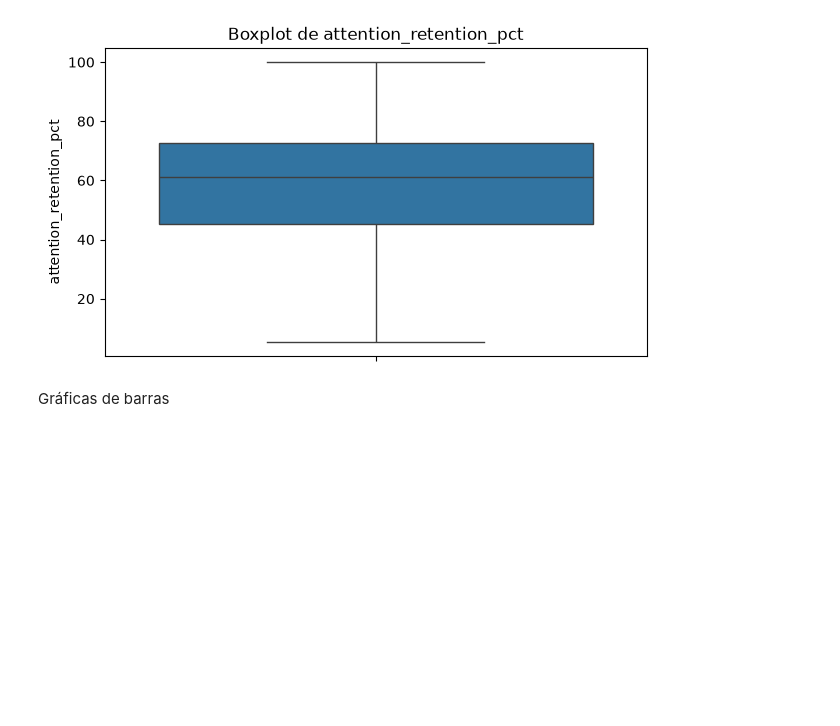
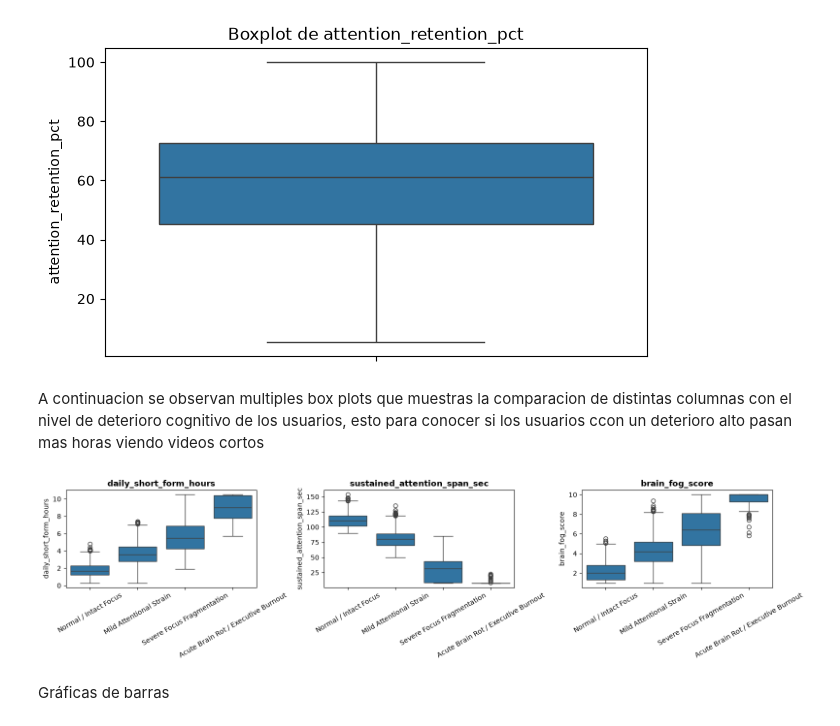
Before and after one commit to SRXKaiser/ADD_PROYECTO_FINAL, a Jupyter notebook: Final.ipynb, the cells around one changed output. Cells and saved outputs as stored; diff of their text form; code cells hidden in the pictures; blank space fills up the shorter version.

```diff
--- a/Final.ipynb
+++ b/Final.ipynb
@@ -579,6 +607,16 @@ for columna in variables:
 [figure]
 [figure]
 [figure]
+# %% [markdown]
+A continuacion se observan multiples box plots que muestras la comparacion de distintas columnas con el nivel de deterioro cognitivo de los usuarios, esto para conocer si los usuarios ccon un deterioro alto pasan mas horas viendo videos cortos
+# %%
+fig, ax = plt.subplots(1, 3, figsize=(16,4))
+for a, c in zip(ax, ['daily_short_form_hours','sustained_attention_span_sec','brain_fog_score']):
+    sns.boxplot(x='cognitive_decay_tier', y=c, data=brainrot_df, order=order, ax=a)
+    a.set_xlabel(''); a.tick_params(axis='x', rotation=30); a.set_title(c,fontweight='bold')
+plt.tight_layout(); plt.show()
+# %% [output]
+[figure, added]
 # %% [markdown]
 Gráficas de barras
 # %%
```
Also changed, not shown: parts of 19 cells of this notebook, 1 other file.
